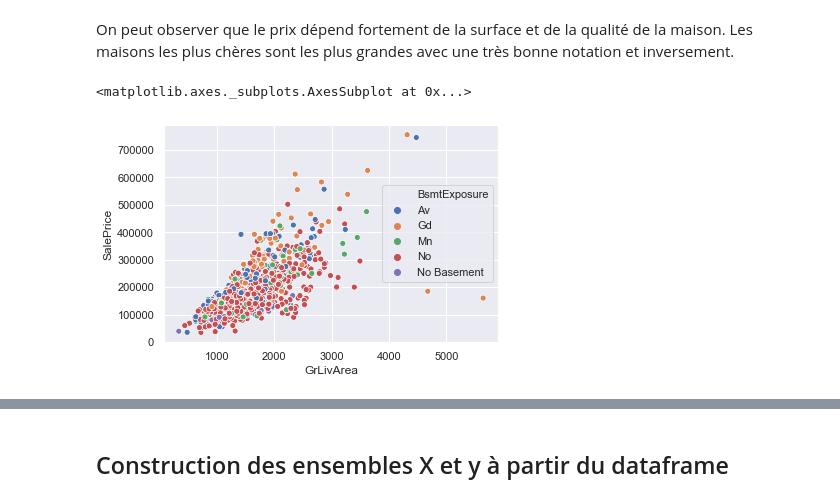
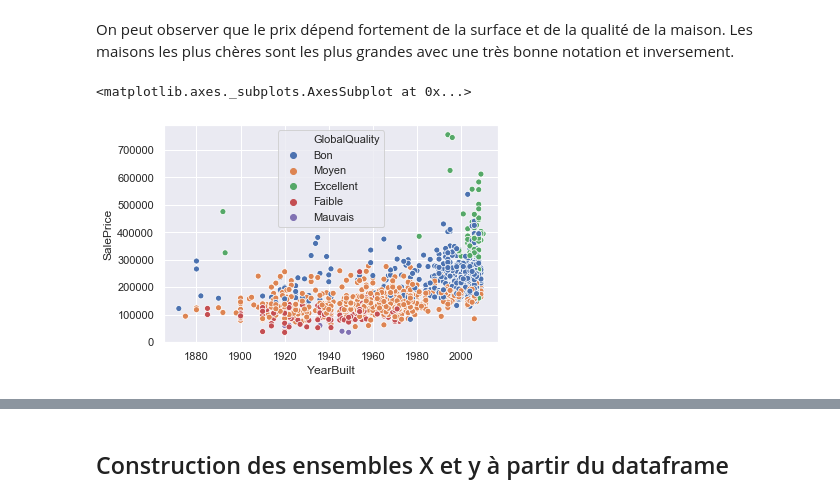
Before and after one commit to anthonymoisan/DeepLearningPredictHousePrices, a Jupyter notebook: src/project_house_prices.ipynb, the cells around one changed output, grey strips where cells are left out. Drawn from its saved outputs; the diff is of its cells as text; code cells hidden in the pictures.

```diff
--- a/src/project_house_prices.ipynb
+++ b/src/project_house_prices.ipynb
@@ -686,8 +693,3 @@ fig.tight_layout()
 # %% [markdown]
 Pour un certain nombre de variables catégorielles, une modalité représente la très grande majorité de l'information. Par conséquent, les variables n'ont pas à être prises en compte dans l'analyse. On pourra ne pas considérer dans le modèle MSZoning, Street, Alley, LandContour, Utilities, LandSlope, Condition1, Condition2, BldgType, RoofMatl, BsmtCond, Heating, BsmtFinType2, CentralAir, Functional, GarageQual, GarageCond, PoolQC,MiscFeature.
 On peut observer aussi que la qualité de la finition de la maison s'apparente à une gaussienne.
-# %%
-listDropCategorical = ["MSZoning", "Street", "Alley", "LandContour", "Utilities", "LandSlope", "Condition1", "Condition2", "BldgType", "RoofMatl", "BsmtCond", "Heating", "BsmtFinType2", "CentralAir", "Functional", "GarageQual", "GarageCond", "PoolQC","MiscFeature"]
-print("Nombre de variables catégorielles enlevées : " + str(len(listDropCategorical)))
-df = df.drop(listDropCategorical, axis = 1)
-print("Shape df : " + str(df.shape))
@@ -811,7 +799,7 @@ sns.scatterplot(x="GrLivArea", y="SalePrice", hue="GlobalQuality", data=df)
 # %% [markdown]
 On peut observer que le prix dépend fortement de la surface et de la qualité de la maison. Les maisons les plus chères sont les plus grandes avec une très bonne notation et inversement.
 # %%
-sns.scatterplot(x="GrLivArea", y="SalePrice", hue="BsmtExposure", data=df)
+sns.scatterplot(x="YearBuilt", y="SalePrice", hue="GlobalQuality", data=df)
 # %% [output]
 <matplotlib.axes._subplots.AxesSubplot at 0x...>
-[figure, old version]
+[figure, new version]
```
Also changed, not shown: parts of 22 cells of this notebook.
